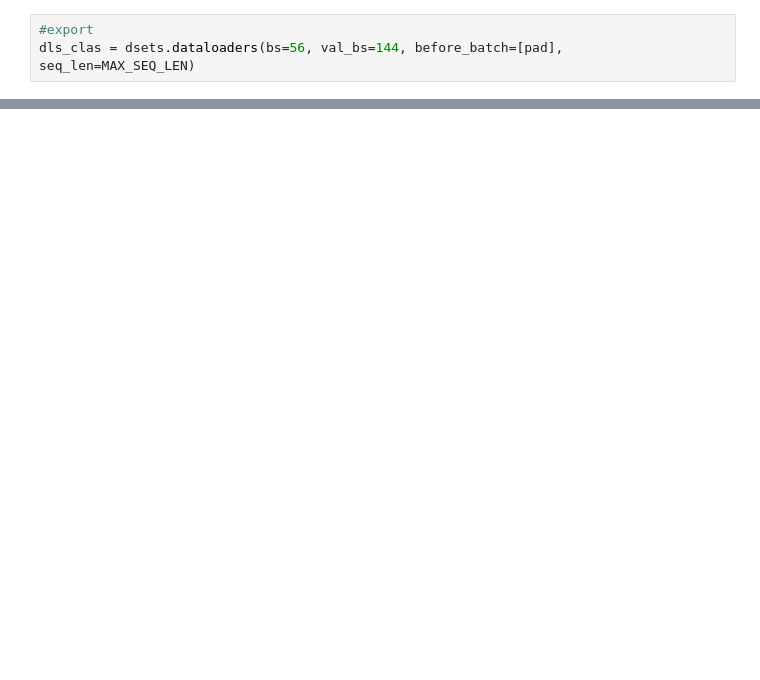
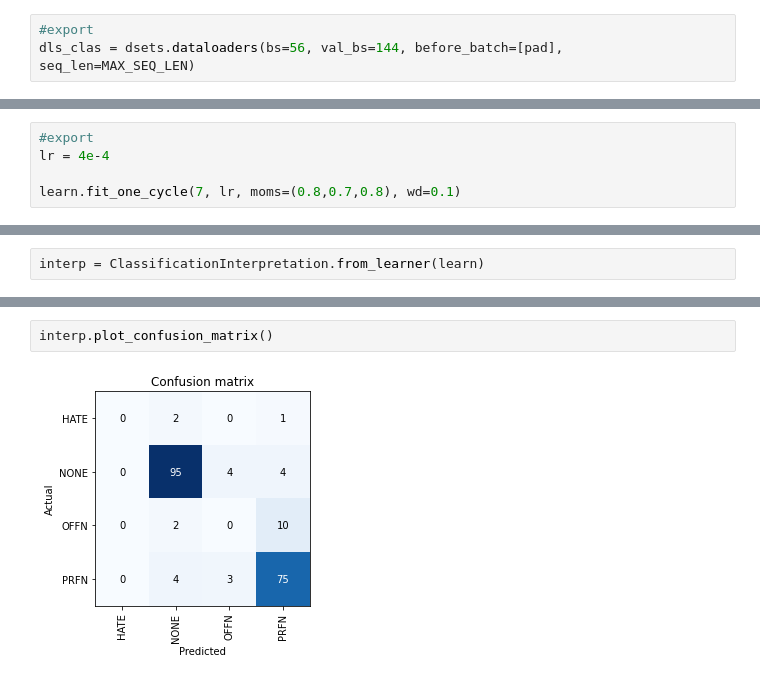
Before and after one commit to tezike/Hasoc, a Jupyter notebook: nbs/main.ipynb, the cells around one changed output, grey strips where cells are left out. Saved outputs shown, nothing was run; the diff lists cells and outputs as text; blank space fills up the shorter version.

```diff
--- a/nbs/main.ipynb
+++ b/nbs/main.ipynb
@@ -106,0 +147,5 @@ learn.validate()
+# %%
+#export
+lr = 4e-4
+
+learn.fit_one_cycle(7, lr, moms=(0.8,0.7,0.8), wd=0.1)
@@ -106,0 +166,2 @@ learn.validate()
+# %%
+interp = ClassificationInterpretation.from_learner(learn)
@@ -106,0 +170,4 @@ learn.validate()
+# %%
+interp.plot_confusion_matrix()
+# %% [output]
+[figure, added]
```
Also changed, not shown: parts of 24 cells of this notebook, 7 other files.
